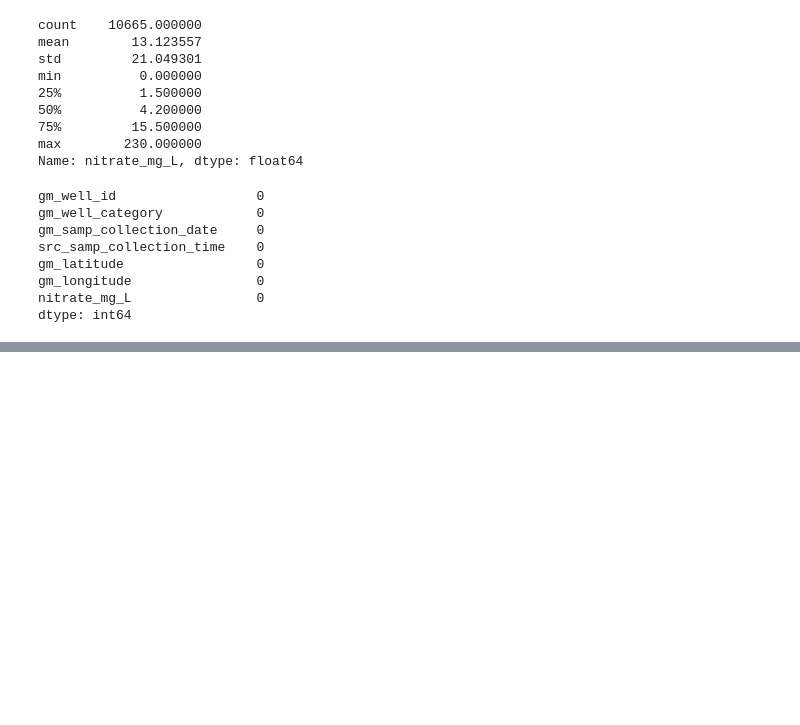
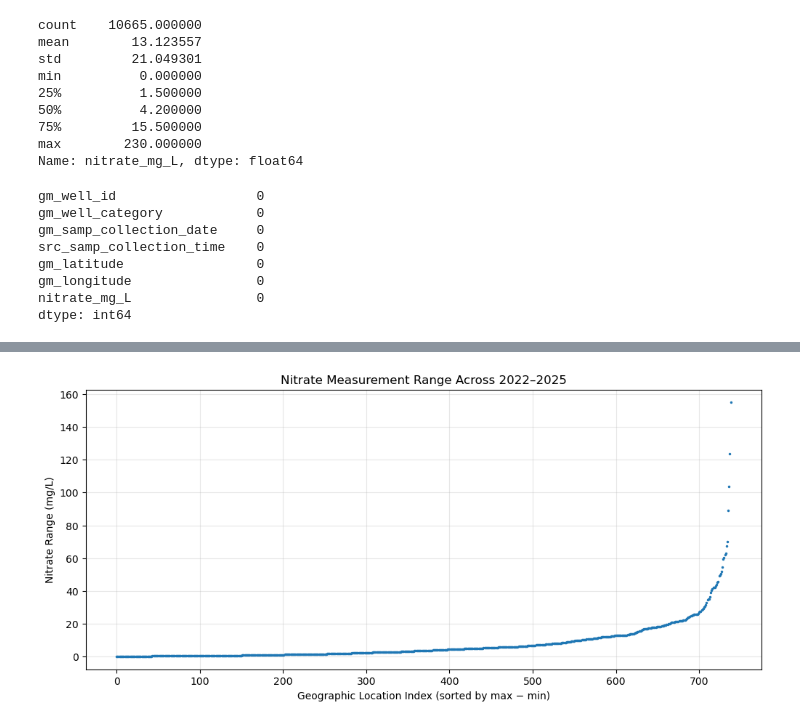
Before and after one commit to Erdos-Projects/fall-2026-infrastructure-placement, a Jupyter notebook: notebooks/groundwater/gwater_clean.ipynb, the cells around one changed output, grey strips where cells are left out. Drawn from its saved outputs; the diff is of its cells as text; code cells hidden in the pictures; blank space fills up the shorter version.

```diff
--- a/notebooks/groundwater/gwater_clean.ipynb
+++ b/notebooks/groundwater/gwater_clean.ipynb
@@ -385,0 +673,7 @@ dtype: int64
+# %%
+# Keep data from 2022–2025
+# this dataframe is important, because in the next few plots I will be excluding outliers from it
+years = [2022, 2023, 2024, 2025]
+groundwater_period = groundwater[
+    groundwater["gm_samp_collection_date"].dt.year.isin(years)
+].copy()
@@ -385,0 +1211,79 @@ dtype: int64
+# %%
+years = [2022, 2023, 2024, 2025]
+location_cols = ["gm_latitude", "gm_longitude"]
+
+
+groundwater_period["year"] = (
+    groundwater_period["gm_samp_collection_date"].dt.year
+)
+
+# Find locations with at least one measurement in every year
+years_per_location = (
+    groundwater_period.groupby(location_cols)["year"]
+    .nunique()
+)
+
+complete_locations = years_per_location[
+    years_per_location == len(years)
+].index
+
+print(f"Number of wells present in all years 2022–2025: {len(complete_locations)}")
+
+# Keep measurements only from those locations
+complete_data = groundwater_period.set_index(location_cols).loc[
+    groundwater_period.set_index(location_cols).index.isin(complete_locations)
+].reset_index()
+
+# Calculate max - min across all measurements from 2022–2025
+location_stats = (
+    complete_data.groupby(location_cols)["nitrate_mg_L"]
+    .agg(["mean", "min", "max", "median"])
+)
+
+annual_means = (
+    complete_data.groupby(location_cols + ["year"])["nitrate_mg_L"]
+    .mean()
+    .unstack("year")
+    .reindex(columns=years)
+)
+
+display(annual_means.sort_values(by=[2022, 'gm_latitude', "gm_longitude"]))
+
+location_stats["max_minus_min"] = (
+    location_stats["max"] - location_stats["min"]
+)
+
+# Sort by increasing max - min and assign geographic index
+location_stats = location_stats.sort_values(
+    "max_minus_min"
+).reset_index(drop=True)
+
+# Plot
+plt.figure(figsize=(12, 5))
+plt.plot(
+    location_stats.index,
+    location_stats["max_minus_min"],
+    ".",
+    markersize=3
+)
+
+plt.xlabel("Geographic Location Index (sorted by max − min)")
+plt.ylabel("Nitrate Range (mg/L)")
+plt.title("Nitrate Measurement Range Across 2022–2025")
+plt.grid(True, alpha=0.3)
+plt.show()
+
+plt.figure(figsize=(12, 6))
+
+plt.plot(location_stats.index, location_stats["min"], label="Minimum")
+plt.plot(location_stats.index, location_stats["median"], label="Median")
+plt.plot(location_stats.index, location_stats["max"], label="Maximum")
+
+plt.xlabel("Geographic Location Index (sorted by max − min)")
+plt.ylabel("Nitrate Concentration (mg/L)")
+plt.title("Minimum, Median, and Maximum Nitrate by Location (2022–2025)")
+plt.legend()
+plt.grid(True, alpha=0.3)
+plt.tight_layout()
+plt.show()
+# %% [output]
@@ -385,0 +1305 @@ dtype: int64
+[figure, added]
```
Also changed, not shown: parts of 23 cells of this notebook, 7 other files.
